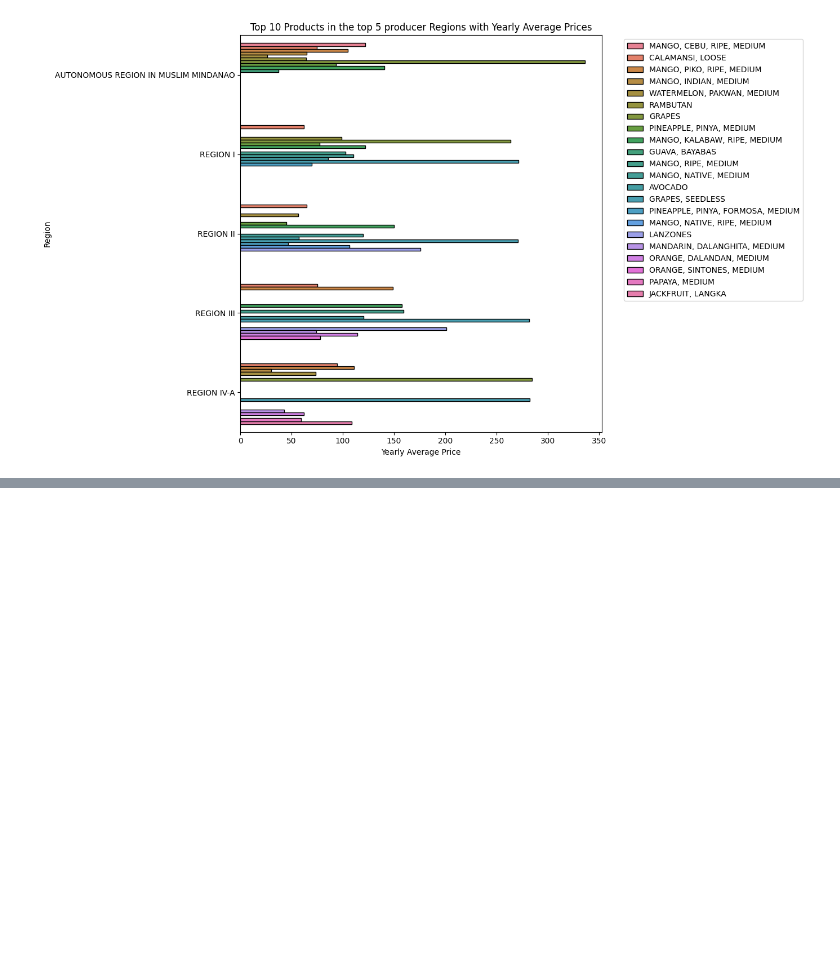
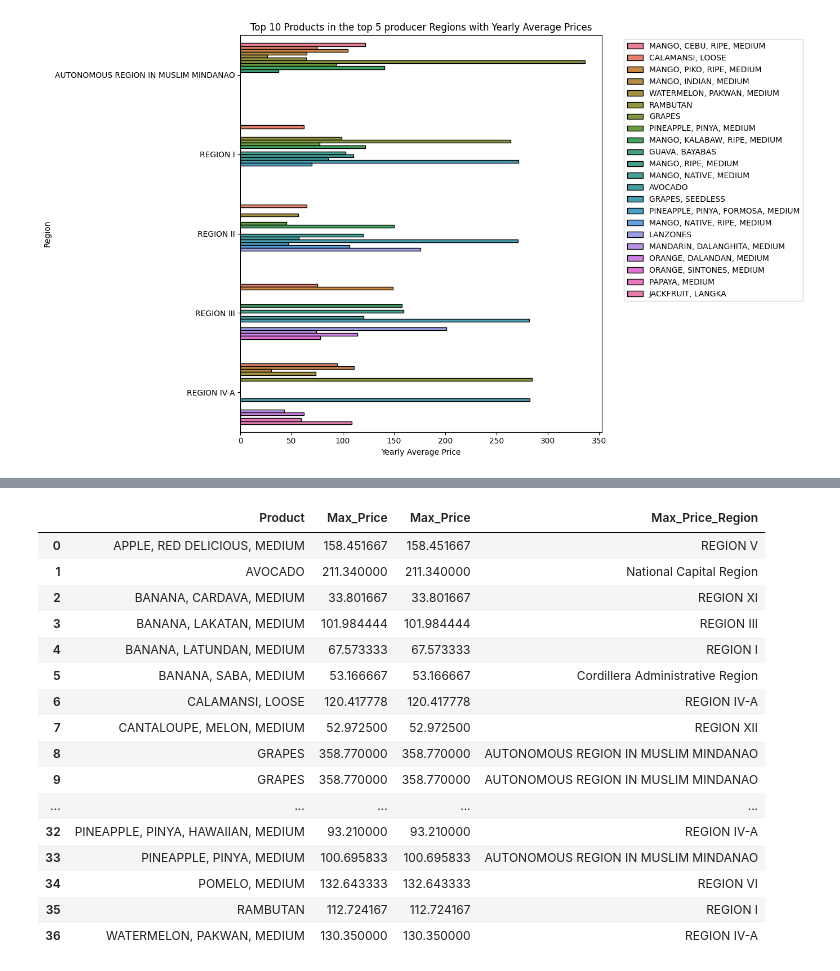
Before and after one commit to RRENN02/Prelims-PH_FruitRetail, a Jupyter notebook: fruit_retail.ipynb, the cells around one changed output, grey strips where cells are left out. Cells and saved outputs as stored; diff of their text form; code cells hidden in the pictures; blank space fills up the shorter version.

```diff
--- a/fruit_retail.ipynb
+++ b/fruit_retail.ipynb
@@ -681,0 +797,24 @@ top_products_per_region
+# %%
+# Separate max_price_region and min_price_region into two different datasets
+max_price_region = min_max_prices_combined[['Product', 'Max_Price', 'Max_Price_Region']]
+min_price_region = min_max_prices_combined[['Product', 'Min_Price', 'Min_Price_Region']]
+
+max_price_region
+# %% [output]
+|  | Product | Max_Price | Max_Price | Max_Price_Region |
+| 0 | APPLE, RED DELICIOUS, MEDIUM | 158.451667 | 158.451667 | REGION V |
+| 1 | AVOCADO | 211.340000 | 211.340000 | National Capital Region |
+| 2 | BANANA, CARDAVA, MEDIUM | 33.801667 | 33.801667 | REGION XI |
+| 3 | BANANA, LAKATAN, MEDIUM | 101.984444 | 101.984444 | REGION III |
+| 4 | BANANA, LATUNDAN, MEDIUM | 67.573333 | 67.573333 | REGION I |
+| 5 | BANANA, SABA, MEDIUM | 53.166667 | 53.166667 | Cordillera Administrative Region |
+| 6 | CALAMANSI, LOOSE | 120.417778 | 120.417778 | REGION IV-A |
+| 7 | CANTALOUPE, MELON, MEDIUM | 52.972500 | 52.972500 | REGION XII |
+| 8 | GRAPES | 358.770000 | 358.770000 | AUTONOMOUS REGION IN MUSLIM MINDANAO |
+| 9 | GRAPES | 358.770000 | 358.770000 | AUTONOMOUS REGION IN MUSLIM MINDANAO |
+| ... | ... | ... | ... | ... |
+| 32 | PINEAPPLE, PINYA, HAWAIIAN, MEDIUM | 93.210000 | 93.210000 | REGION IV-A |
+| 33 | PINEAPPLE, PINYA, MEDIUM | 100.695833 | 100.695833 | AUTONOMOUS REGION IN MUSLIM MINDANAO |
+| 34 | POMELO, MEDIUM | 132.643333 | 132.643333 | REGION VI |
+| 35 | RAMBUTAN | 112.724167 | 112.724167 | REGION I |
+| 36 | WATERMELON, PAKWAN, MEDIUM | 130.350000 | 130.350000 | REGION IV-A |
```
Also changed, not shown: parts of 11 cells of this notebook.
